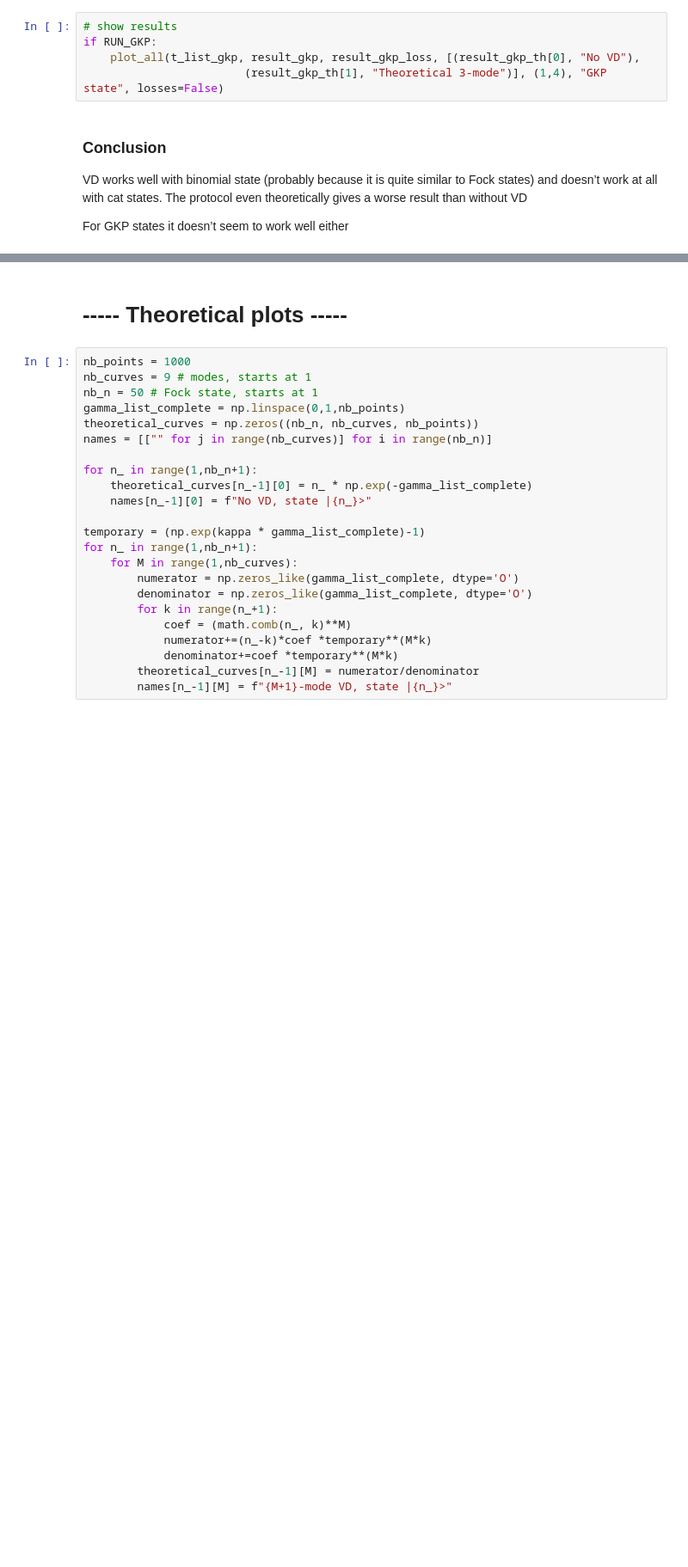
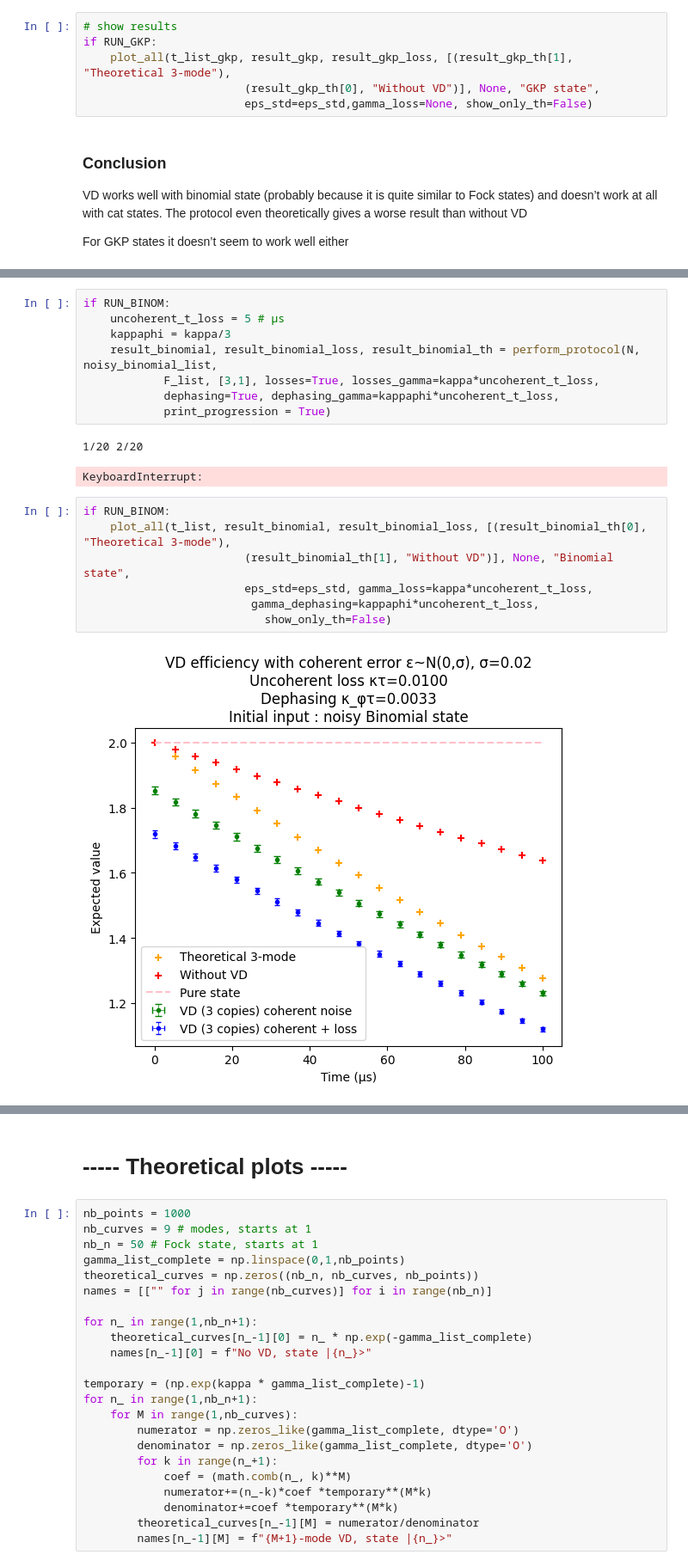
Before and after one commit to lfinocchiaro/virtual-distillation, a Jupyter notebook: virtual_distillation.ipynb, the cells around one changed output, grey strips where cells are left out. Shown at 86% size. Saved outputs shown, nothing was run; the diff lists cells and outputs as text; blank space fills up the shorter version.

```diff
--- a/virtual_distillation.ipynb
+++ b/virtual_distillation.ipynb
@@ -248,8 +262,9 @@ if RUN_GKP:
 # %%
 # show results
 if RUN_GKP:
-    plot_all(t_list_gkp, result_gkp, result_gkp_loss, [(result_gkp_th[0], "No VD"),
-                        (result_gkp_th[1], "Theoretical 3-mode")], (1,4), "GKP state", losses=False)
+    plot_all(t_list_gkp, result_gkp, result_gkp_loss, [(result_gkp_th[1], "Theoretical 3-mode"),
+                        (result_gkp_th[0], "Without VD")], None, "GKP state",
+                        eps_std=eps_std,gamma_loss=None, show_only_th=False)
 # %% [markdown]
 ### Conclusion
 VD works well with binomial state (probably because it is quite similar to Fock states) and doesn’t work at all with cat states. The protocol even theoretically gives a worse result than without VD
@@ -257,0 +297,20 @@ For GKP states it doesn’t seem to work well either
+# %%
+if RUN_BINOM:
+    uncoherent_t_loss = 5 # μs
+    kappaphi = kappa/3
+    result_binomial, result_binomial_loss, result_binomial_th = perform_protocol(N, noisy_binomial_list,
+            F_list, [3,1], losses=True, losses_gamma=kappa*uncoherent_t_loss,
+            dephasing=True, dephasing_gamma=kappaphi*uncoherent_t_loss,
+            print_progression = True)
+# %% [output]
+1/20 2/20
+KeyboardInterrupt:
+# %%
+if RUN_BINOM:
+    plot_all(t_list, result_binomial, result_binomial_loss, [(result_binomial_th[0], "Theoretical 3-mode"),
+                        (result_binomial_th[1], "Without VD")], None, "Binomial state",
+                        eps_std=eps_std, gamma_loss=kappa*uncoherent_t_loss,
+                         gamma_dephasing=kappaphi*uncoherent_t_loss,
+                           show_only_th=False)
+# %% [output]
+[figure, added]
```
Also changed, not shown: parts of 27 cells of this notebook, 2 other files.
